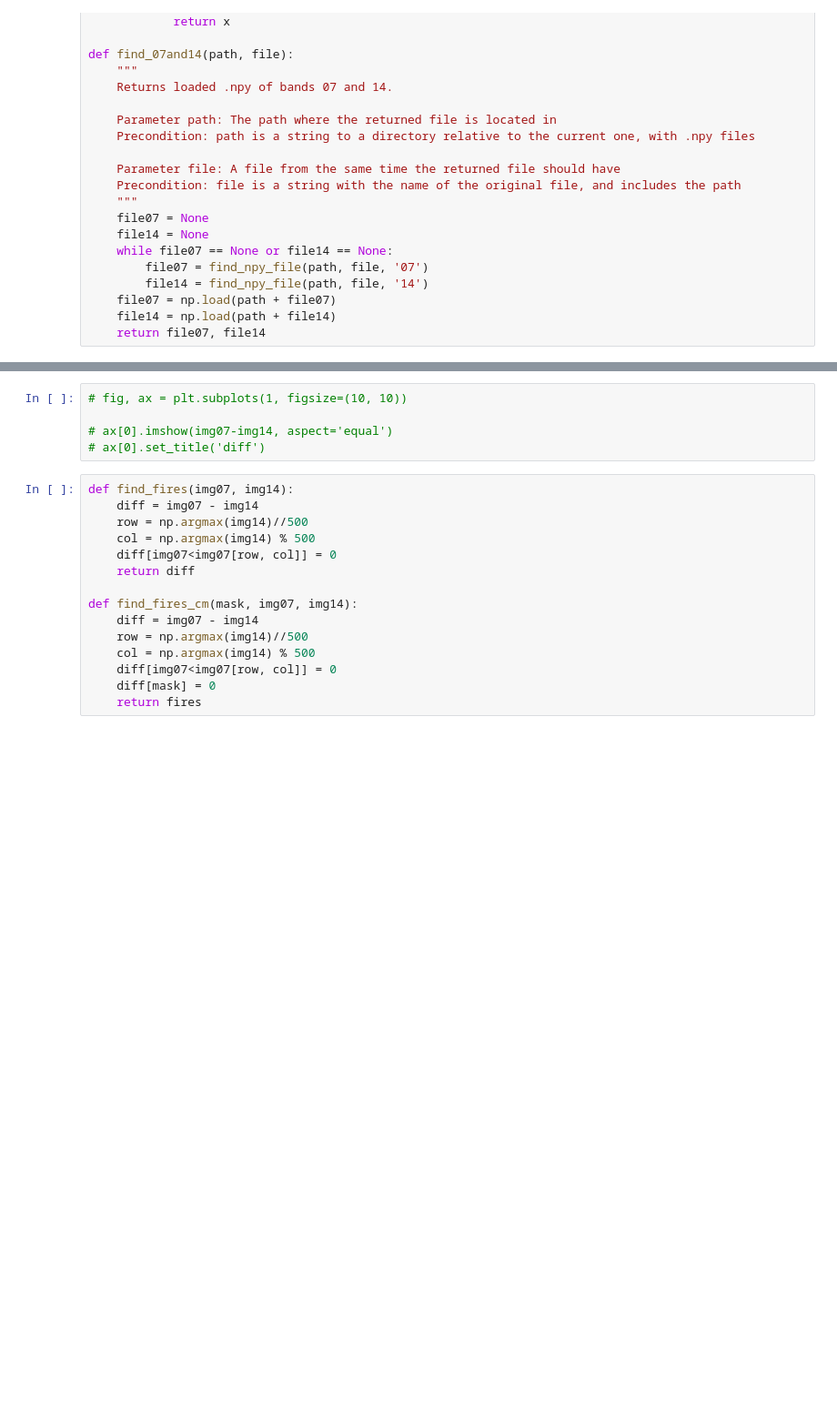
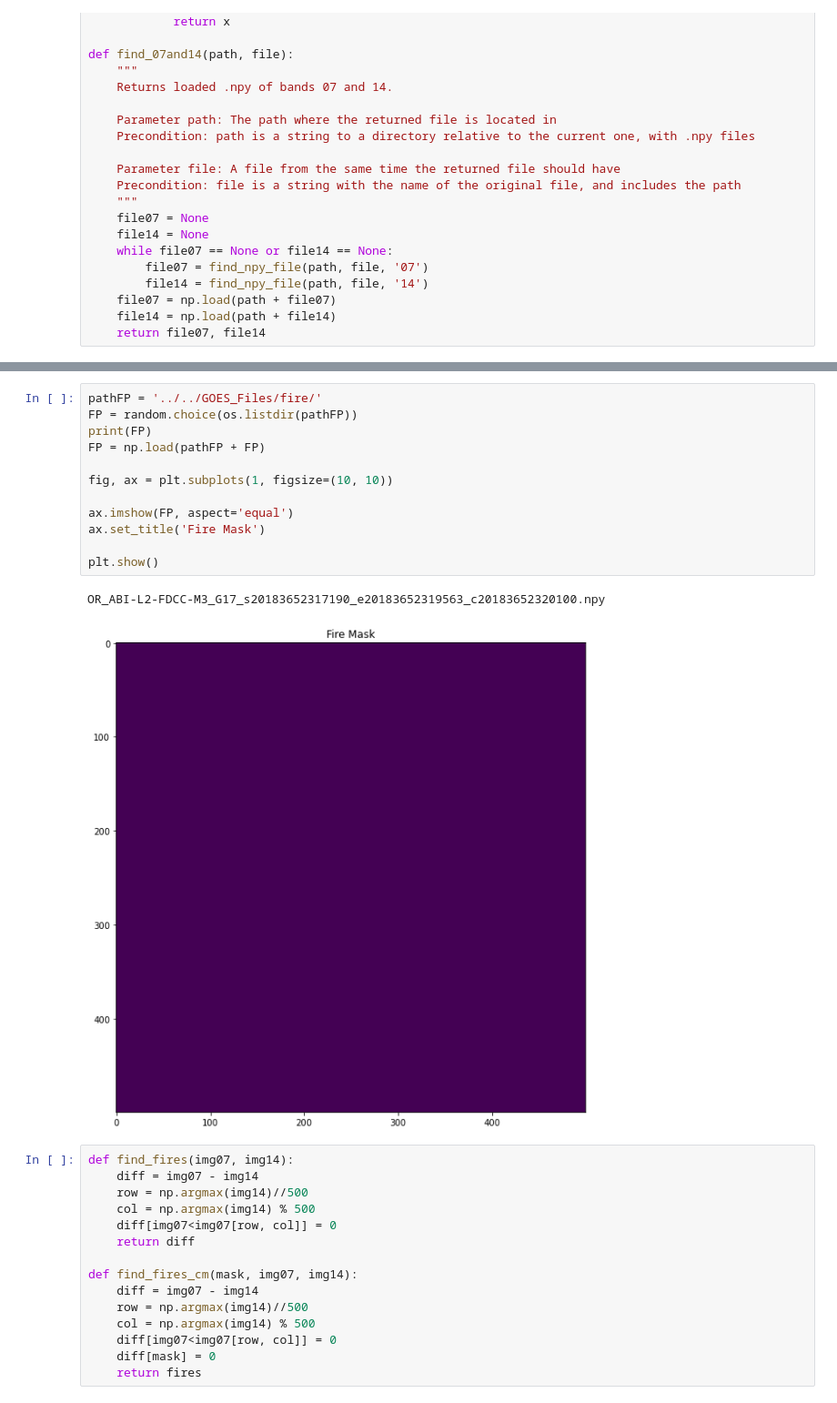
Before and after one commit to ccny-glasslab/Fires, a Jupyter notebook: Identifying Fires/fire_threshold_algorithm.ipynb, the cells around one changed output, grey strips where cells are left out. Shown at 91% size. Saved outputs shown, nothing was run; the diff lists cells and outputs as text; blank space fills up the shorter version.

```diff
--- a/Identifying Fires/fire_threshold_algorithm.ipynb
+++ b/Identifying Fires/fire_threshold_algorithm.ipynb
@@ -76,8 +77,18 @@ plt.show()
 # %%
-# fig, ax = plt.subplots(1, figsize=(10, 10))
+pathFP = '../../GOES_Files/fire/'
+FP = random.choice(os.listdir(pathFP))
+print(FP)
+FP = np.load(pathFP + FP)
 
-# ax[0].imshow(img07-img14, aspect='equal')
-# ax[0].set_title('diff')
+fig, ax = plt.subplots(1, figsize=(10, 10))
+
+ax.imshow(FP, aspect='equal')
+ax.set_title('Fire Mask')
+
+plt.show()
+# %% [output]
+OR_ABI-L2-FDCC-M3_G17_s20183652317190_e20183652319563_c20183652320100.npy
+[figure, added]
 # %%
 def find_fires(img07, img14):
     diff = img07 - img14
```
Also changed, not shown: parts of 2 cells of this notebook, 6 other files.
